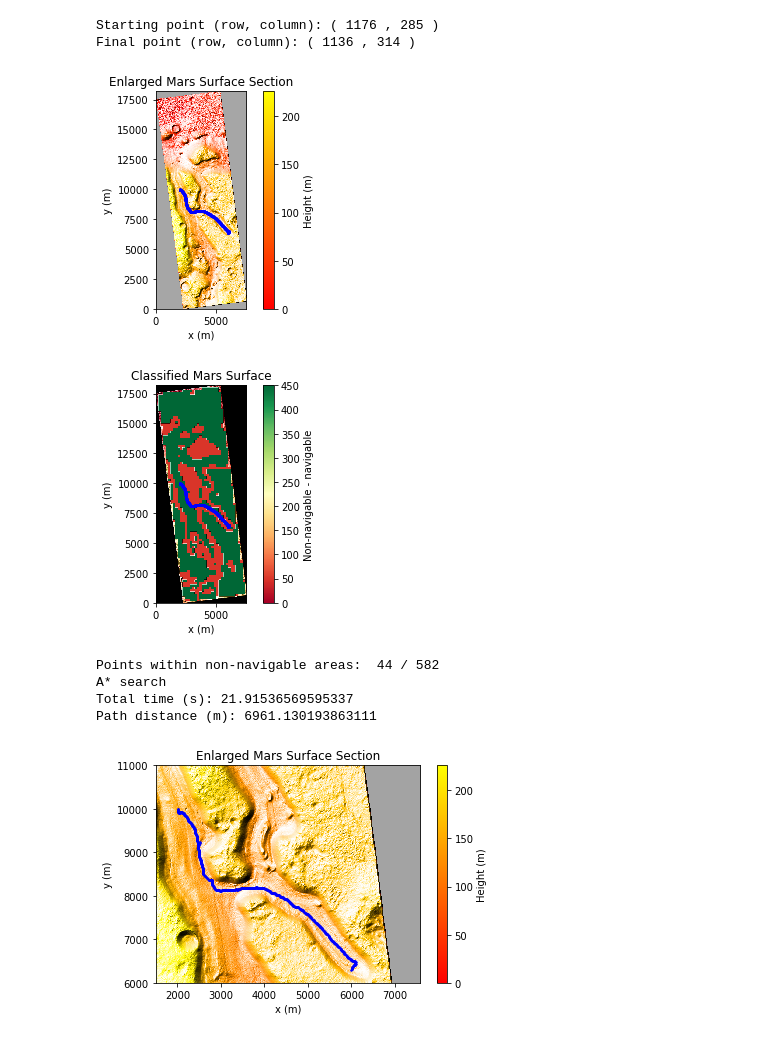
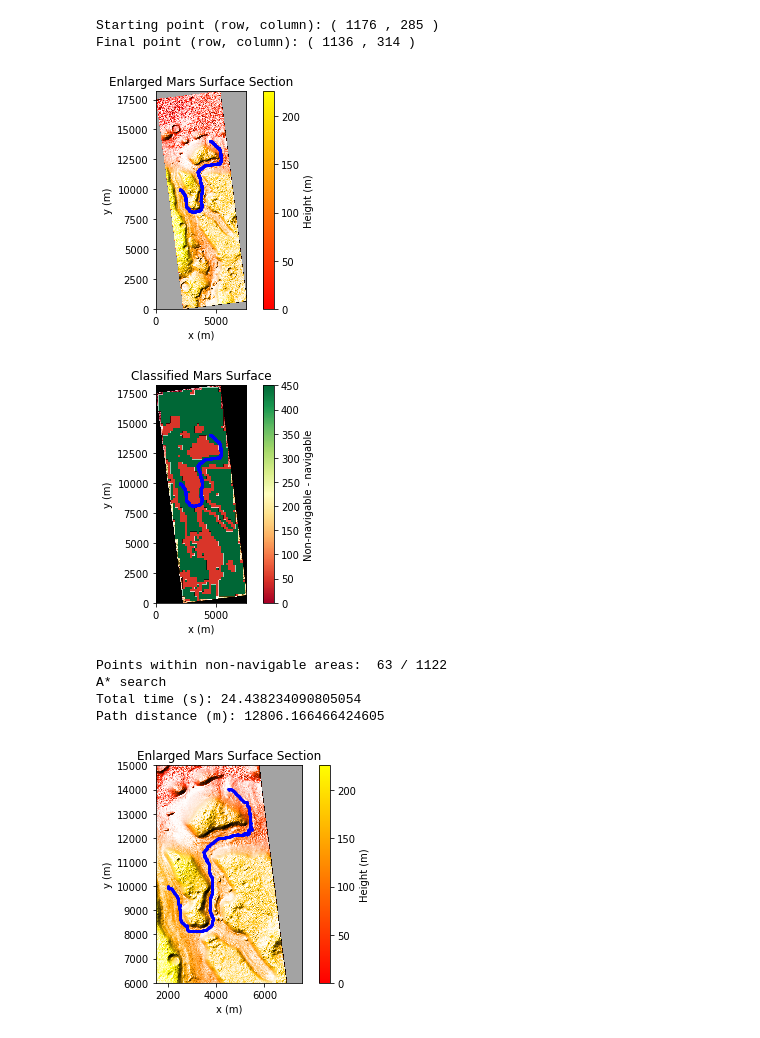
Before and after one commit to joseljim/URC_Autonomous_Navigation, a Jupyter notebook: Route_Planning.ipynb, the cells around one changed output. Cells and saved outputs as stored; diff of their text form; code cells hidden in the pictures.

```diff
--- a/Route_Planning.ipynb
+++ b/Route_Planning.ipynb
@@ -914,7 +914,7 @@ COSTS = {
 # %%
 # Create maze solver object
 #problem = MazeSolver(MAP, 2850, 6400, 3150, 6800, 0.25)
-problem = MazeSolver(MAP, 2000, 10000, 6000, 6300, 0.25)
+problem = MazeSolver(MAP, 2000, 10000, 4500, 14000, 0.25)
 # %%
 # A* search
 
@@ -944,13 +944,13 @@ print("A* search")
 print("Total time (s):", tf-ti)
 print("Path distance (m):", path_distance(path))
 # %% [output]
-[figure, old version]
+[figure, new version]
-[figure, old version]
+[figure, new version]
-Points within non-navigable areas:  44 / 582
+Points within non-navigable areas:  63 / 1122
 A* search
-Total time (s): 21.91536569595337
-Path distance (m): 6961.130193863111
+Total time (s): 24.438234090805054
+Path distance (m): 12806.166466424605
 # %%
-zoom_map(1500, 6000, scale*n_columns, 11000, path)
+zoom_map(1500, 6000, scale*n_columns, 15000, path)
 # %% [output]
-[figure, old version]
+[figure, new version]
```
Also changed, not shown: parts of 1 cell of this notebook.
